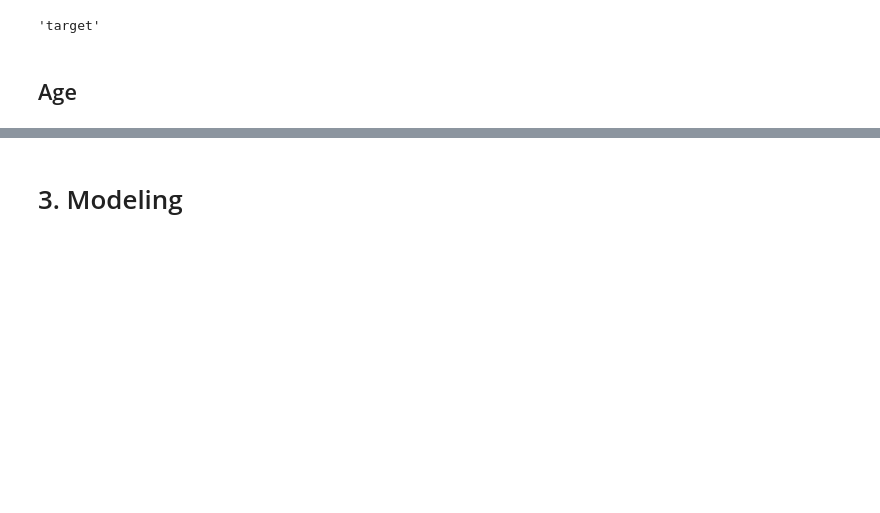
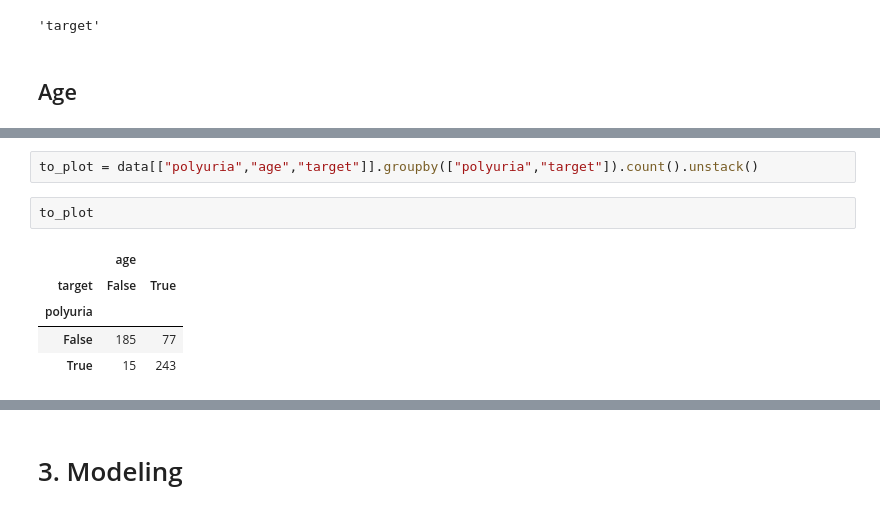
Before and after one commit to xcao38/ua-plotly-demo, a Jupyter notebook: notebooks/diabetes_notebook.ipynb, the cells around one changed output, grey strips where cells are left out. Drawn from its saved outputs; the diff is of its cells as text; blank space fills up the shorter version.

```diff
--- a/notebooks/diabetes_notebook.ipynb
+++ b/notebooks/diabetes_notebook.ipynb
@@ -200,0 +226,10 @@ fig.show()
+# %%
+to_plot = data[["polyuria","age","target"]].groupby(["polyuria","target"]).count().unstack()
+# %%
+to_plot
+# %% [output]
+|  | age |  |
+| target | False | True |
+| polyuria |  |  |
+| False | 185 | 77 |
+| True | 15 | 243 |
```
Also changed, not shown: parts of 28 cells of this notebook, 1 other file.
